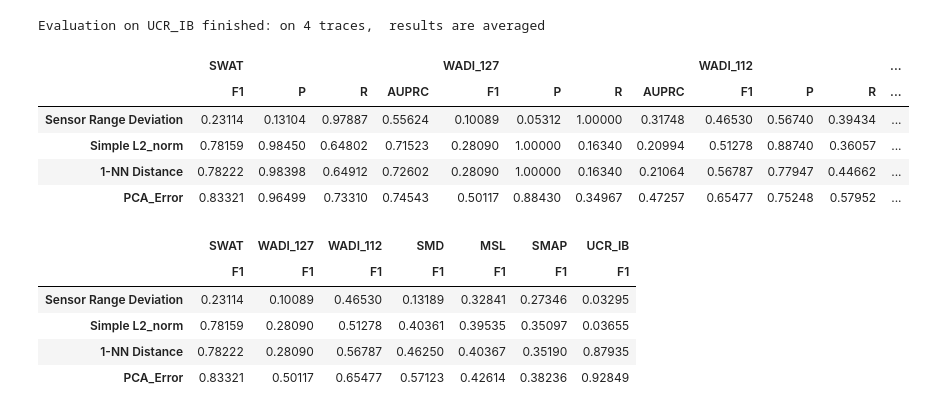
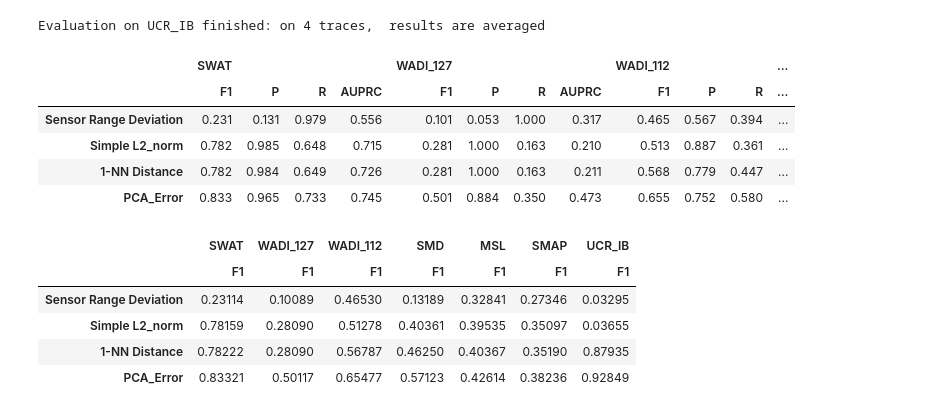
Before and after one commit to ssarfraz/QuoVadisTAD, a Jupyter notebook: notebooks/simple_baselines_evaluation.ipynb, the cells around one changed output. Drawn from its saved outputs; the diff is of its cells as text; code cells hidden in the pictures.

```diff
--- a/notebooks/simple_baselines_evaluation.ipynb
+++ b/notebooks/simple_baselines_evaluation.ipynb
@@ -123,14 +113,19 @@ Evaluation on SMAP finished: on 54 traces,  results are averaged
 Evaluating on UCR_IB.
 Evaluation on UCR_IB finished: on 4 traces,  results are averaged
 # %%
-df_point_wise.style.format(precision=5).apply(highlight_max, props='color:white;background-color:darkblue', axis=0)
+(
+    df_point_wise
+    .style
+    .format(precision=3)
+    .apply(highlight_max, props='color:white;background-color:darkblue', axis=0)
+)
 # %% [output]
 |  | SWAT |  |  |  | WADI_127 |  |  |  | WADI_112 |  |  | ... |
 |  | F1 | P | R | AUPRC | F1 | P | R | AUPRC | F1 | P | R | ... |
-| Sensor Range Deviation | 0.23114 | 0.13104 | 0.97887 | 0.55624 | 0.10089 | 0.05312 | 1.00000 | 0.31748 | 0.46530 | 0.56740 | 0.39434 | ... |
-| Simple L2_norm | 0.78159 | 0.98450 | 0.64802 | 0.71523 | 0.28090 | 1.00000 | 0.16340 | 0.20994 | 0.51278 | 0.88740 | 0.36057 | ... |
-| 1-NN Distance | 0.78222 | 0.98398 | 0.64912 | 0.72602 | 0.28090 | 1.00000 | 0.16340 | 0.21064 | 0.56787 | 0.77947 | 0.44662 | ... |
-| PCA_Error | 0.83321 | 0.96499 | 0.73310 | 0.74543 | 0.50117 | 0.88430 | 0.34967 | 0.47257 | 0.65477 | 0.75248 | 0.57952 | ... |
+| Sensor Range Deviation | 0.231 | 0.131 | 0.979 | 0.556 | 0.101 | 0.053 | 1.000 | 0.317 | 0.465 | 0.567 | 0.394 | ... |
+| Simple L2_norm | 0.782 | 0.985 | 0.648 | 0.715 | 0.281 | 1.000 | 0.163 | 0.210 | 0.513 | 0.887 | 0.361 | ... |
+| 1-NN Distance | 0.782 | 0.984 | 0.649 | 0.726 | 0.281 | 1.000 | 0.163 | 0.211 | 0.568 | 0.779 | 0.447 | ... |
+| PCA_Error | 0.833 | 0.965 | 0.733 | 0.745 | 0.501 | 0.884 | 0.350 | 0.473 | 0.655 | 0.752 | 0.580 | ... |
 # %%
 (
     df_point_wise
```
Also changed, not shown: parts of 5 cells of this notebook, 3 other files.
